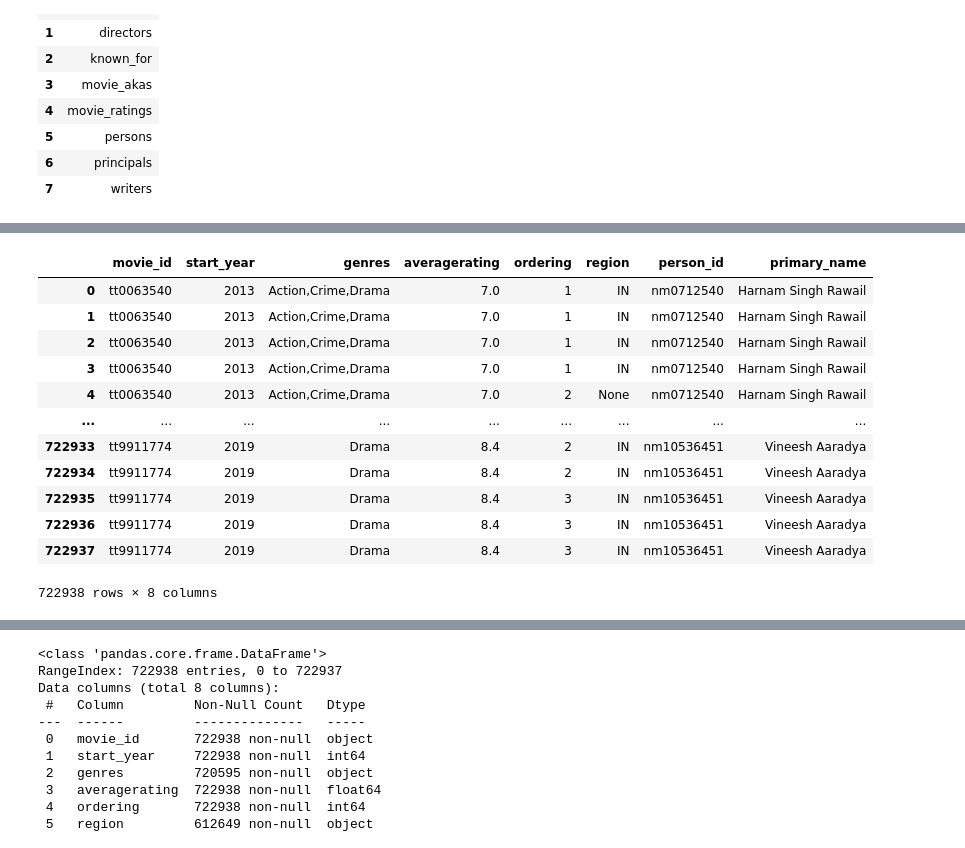
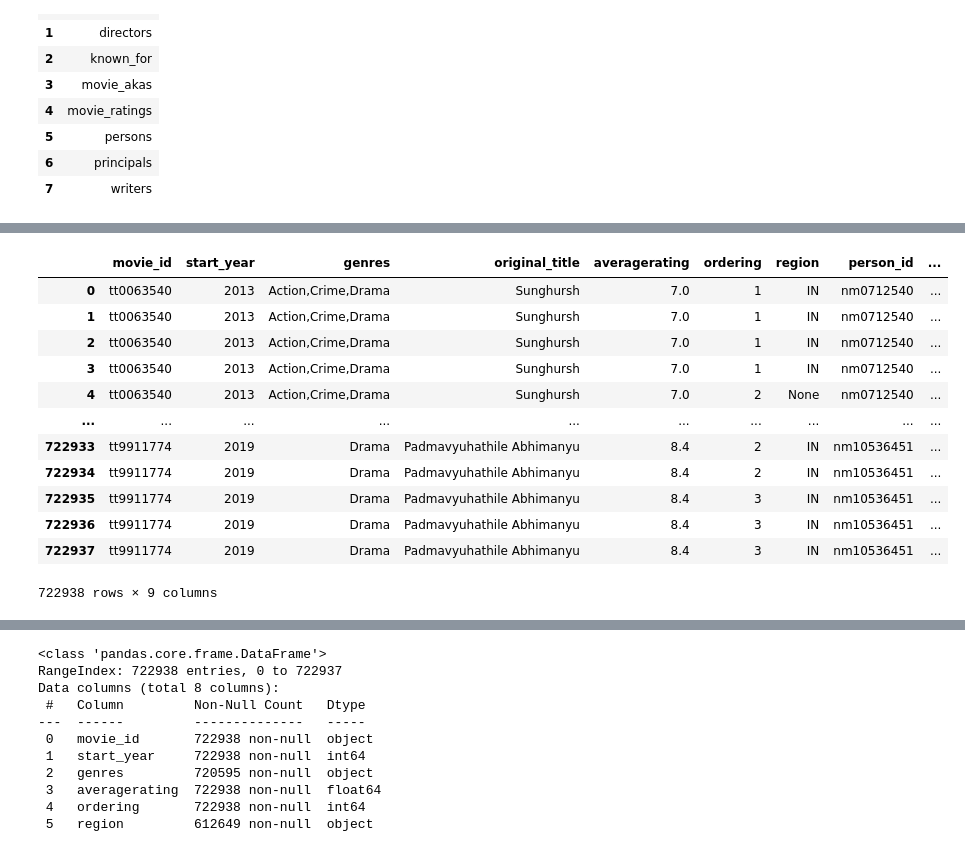
Before and after one commit to FrancisNdirangu/Phase-2-Project, a Jupyter notebook: b_notebook.ipynb, the cells around one changed output, grey strips where cells are left out. Drawn from its saved outputs; the diff is of its cells as text; code cells hidden in the pictures.

```diff
--- a/b_notebook.ipynb
+++ b/b_notebook.ipynb
@@ -29,7 +29,7 @@ from scipy import stats
 ### (i) Load the im.db database and inspect it
 # %%
 # Load the im.db database and read the tables using pandas
-conn = sqlite3.connect(r"C:\Users\user\Desktop\phase_2_project\Phase-2-Project\zippedData\im.db\im.db")
+conn = sqlite3.connect(r"C:\Users\user\OneDrive\Desktop\phase_2_project\Phase-2-Project\zippedData\im.db\im.db")
 cur = conn.cursor()
 pd.read_sql('''SELECT name FROM sqlite_master WHERE type='table';''', conn)
 # %% [output]
@@ -131,37 +146,37 @@ No duplicated values
 # %%
 # Join the tables picking only the relevant columns
 
 joined_imdb_df = pd.read_sql('''
                             SELECT
-                            mb.movie_id, mb.start_year, mb.genres,
+                            mb.movie_id, mb.start_year, mb.genres,mb.original_title,
                             mr.averagerating,
                             ma.ordering,ma.region,
                             dr.person_id,
                             pe.primary_name
                             FROM movie_basics AS mb
                             INNER JOIN movie_ratings AS mr
                             ON mb.movie_id = mr.movie_id
                             INNER JOIN movie_akas AS ma
                             ON mb.movie_id = ma.movie_id
                             INNER JOIN directors AS dr
                             on mr.movie_id = dr.movie_id
                             INNER JOIN persons AS pe
                             ON dr.person_id = pe.person_id
                             ''',conn
                             )
 
 joined_imdb_df
 # %% [output]
-|  | movie_id | start_year | genres | averagerating | ordering | region | person_id | primary_name |
-| 0 | tt0063540 | 2013 | Action,Crime,Drama | 7.0 | 1 | IN | nm0712540 | Harnam Singh Rawail |
-| 1 | tt0063540 | 2013 | Action,Crime,Drama | 7.0 | 1 | IN | nm0712540 | Harnam Singh Rawail |
-| 2 | tt0063540 | 2013 | Action,Crime,Drama | 7.0 | 1 | IN | nm0712540 | Harnam Singh Rawail |
-| 3 | tt0063540 | 2013 | Action,Crime,Drama | 7.0 | 1 | IN | nm0712540 | Harnam Singh Rawail |
-| 4 | tt0063540 | 2013 | Action,Crime,Drama | 7.0 | 2 | None | nm0712540 | Harnam Singh Rawail |
-| ... | ... | ... | ... | ... | ... | ... | ... | ... |
-| 722933 | tt9911774 | 2019 | Drama | 8.4 | 2 | IN | nm10536451 | Vineesh Aaradya |
-| 722934 | tt9911774 | 2019 | Drama | 8.4 | 2 | IN | nm10536451 | Vineesh Aaradya |
-| 722935 | tt9911774 | 2019 | Drama | 8.4 | 3 | IN | nm10536451 | Vineesh Aaradya |
-| 722936 | tt9911774 | 2019 | Drama | 8.4 | 3 | IN | nm10536451 | Vineesh Aaradya |
-| 722937 | tt9911774 | 2019 | Drama | 8.4 | 3 | IN | nm10536451 | Vineesh Aaradya |
+|  | movie_id | start_year | genres | original_title | averagerating | ordering | region | person_id | ... |
+| 0 | tt0063540 | 2013 | Action,Crime,Drama | Sunghursh | 7.0 | 1 | IN | nm0712540 | ... |
+| 1 | tt0063540 | 2013 | Action,Crime,Drama | Sunghursh | 7.0 | 1 | IN | nm0712540 | ... |
+| 2 | tt0063540 | 2013 | Action,Crime,Drama | Sunghursh | 7.0 | 1 | IN | nm0712540 | ... |
+| 3 | tt0063540 | 2013 | Action,Crime,Drama | Sunghursh | 7.0 | 1 | IN | nm0712540 | ... |
+| 4 | tt0063540 | 2013 | Action,Crime,Drama | Sunghursh | 7.0 | 2 | None | nm0712540 | ... |
+| ... | ... | ... | ... | ... | ... | ... | ... | ... | ... |
+| 722933 | tt9911774 | 2019 | Drama | Padmavyuhathile Abhimanyu | 8.4 | 2 | IN | nm10536451 | ... |
+| 722934 | tt9911774 | 2019 | Drama | Padmavyuhathile Abhimanyu | 8.4 | 2 | IN | nm10536451 | ... |
+| 722935 | tt9911774 | 2019 | Drama | Padmavyuhathile Abhimanyu | 8.4 | 3 | IN | nm10536451 | ... |
+| 722936 | tt9911774 | 2019 | Drama | Padmavyuhathile Abhimanyu | 8.4 | 3 | IN | nm10536451 | ... |
+| 722937 | tt9911774 | 2019 | Drama | Padmavyuhathile Abhimanyu | 8.4 | 3 | IN | nm10536451 | ... |
-722938 rows × 8 columns
+722938 rows × 9 columns
```
Also changed, not shown: parts of 11 cells of this notebook.
